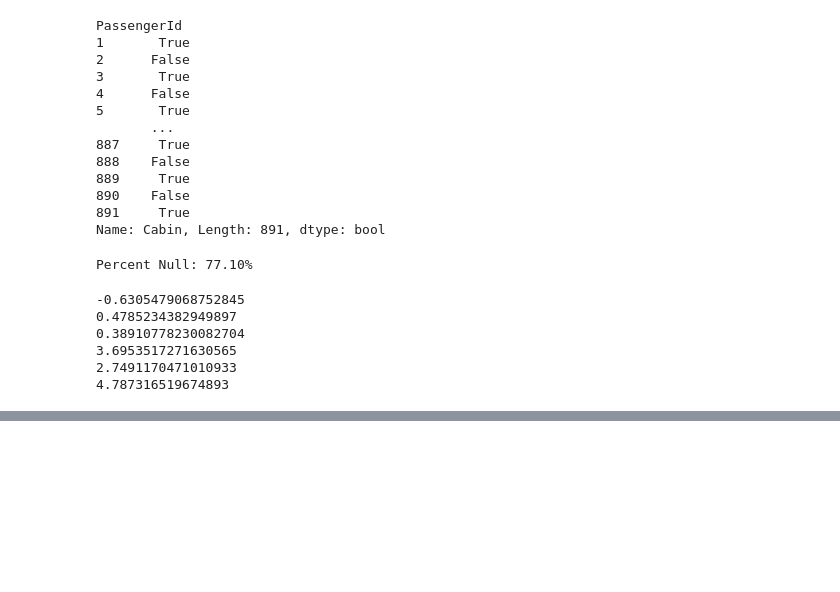
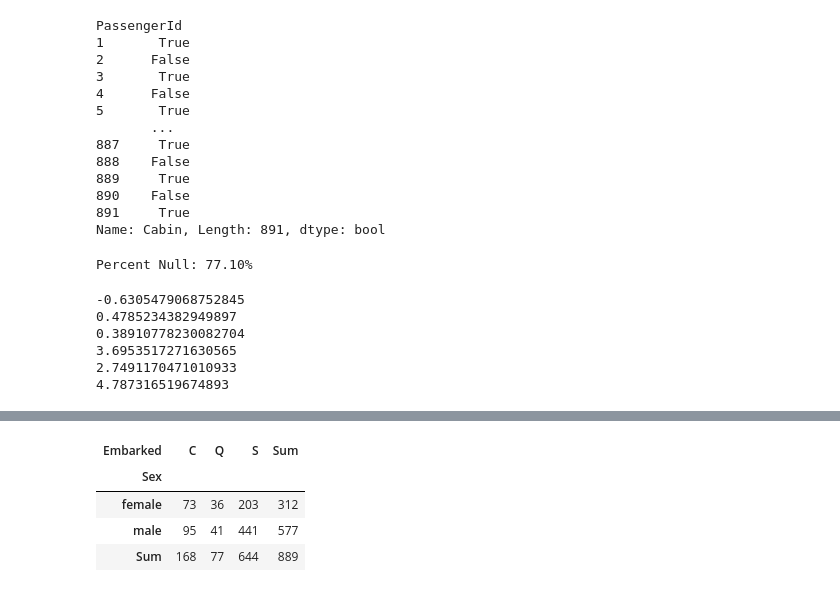
Before and after one commit to CarlosViniMSouza/ML-BI-LG, a Jupyter notebook: assets/titanic.ipynb, the cells around one changed output, grey strips where cells are left out. Drawn from its saved outputs; the diff is of its cells as text; code cells hidden in the pictures; blank space fills up the shorter version.

```diff
--- a/assets/titanic.ipynb
+++ b/assets/titanic.ipynb
@@ -168,0 +201,10 @@ print(df_train.Fare.skew())
+# %%
+table02 = pd.crosstab(df_train.Sex, df_train.Embarked, margins=True, margins_name="Sum")
+# %%
+table02
+# %% [output]
+| Embarked | C | Q | S | Sum |
+| Sex |  |  |  |  |
+| female | 73 | 36 | 203 | 312 |
+| male | 95 | 41 | 441 | 577 |
+| Sum | 168 | 77 | 644 | 889 |
```
Also changed, not shown: parts of 9 cells of this notebook, 7 other files.
